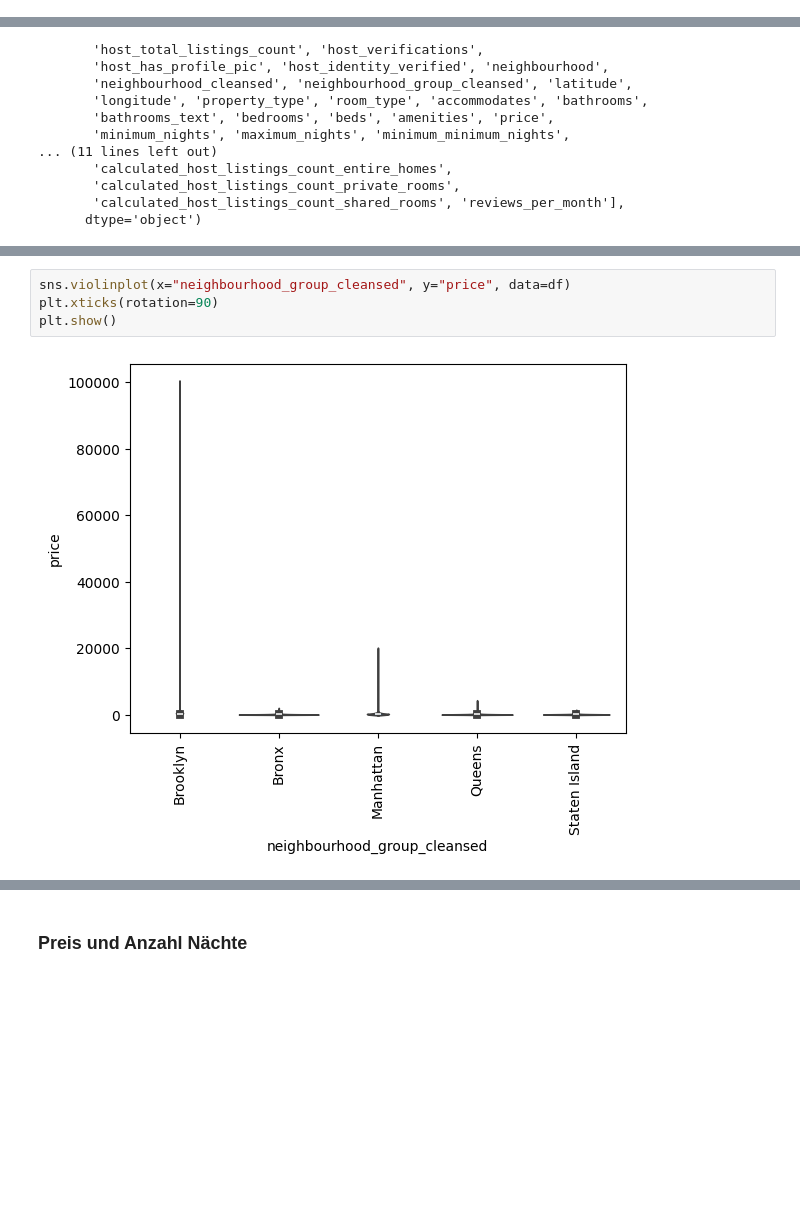
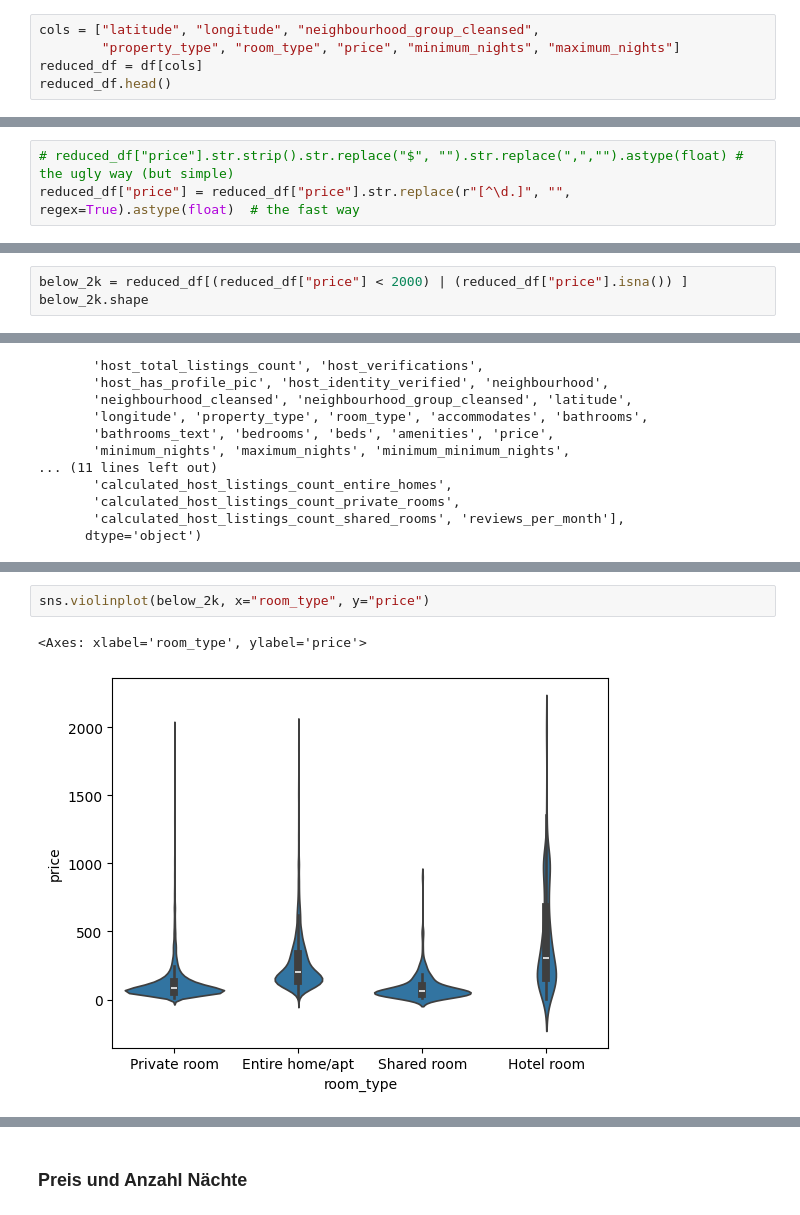
Before and after one commit to co-dex-gmbh/python-data-science-g5, a Jupyter notebook: woche1/airbnb/notebooks/live-original-11-12-2024.ipynb, the cells around one changed output, grey strips where cells are left out. Cells and saved outputs as stored; diff of their text form; blank space fills up the shorter version.

```diff
--- a/woche1/airbnb/notebooks/live-original-11-12-2024.ipynb
+++ b/woche1/airbnb/notebooks/live-original-11-12-2024.ipynb
@@ -38,0 +43,5 @@ Index(['id', 'listing_url', 'scrape_id', 'last_scraped', 'source', 'name',
+# %%
+cols = ["latitude", "longitude", "neighbourhood_group_cleansed",
+        "property_type", "room_type", "price", "minimum_nights", "maximum_nights"]
+reduced_df = df[cols]
+reduced_df.head()
@@ -53,0 +152,3 @@ Length: 75, dtype: int64
+# %%
+# reduced_df["price"].str.strip().str.replace("$", "").str.replace(",","").astype(float) # the ugly way (but simple)
+reduced_df["price"] = reduced_df["price"].str.replace(r"[^\d.]", "", regex=True).astype(float)  # the fast way
@@ -93,0 +270,3 @@ sns.boxplot(df["price"])
+# %%
+below_2k = reduced_df[(reduced_df["price"] < 2000) | (reduced_df["price"].isna()) ]
+below_2k.shape
@@ -164,6 +391,5 @@ Name: count, dtype: int64
 # %%
-sns.violinplot(x="neighbourhood_group_cleansed", y="price", data=df)
-plt.xticks(rotation=90)
-plt.show()
+sns.violinplot(below_2k, x="room_type", y="price")
 # %% [output]
+<Axes: xlabel='room_type', ylabel='price'>
-[figure, old version]
+[figure, new version]
```
Also changed, not shown: parts of 52 cells of this notebook.
